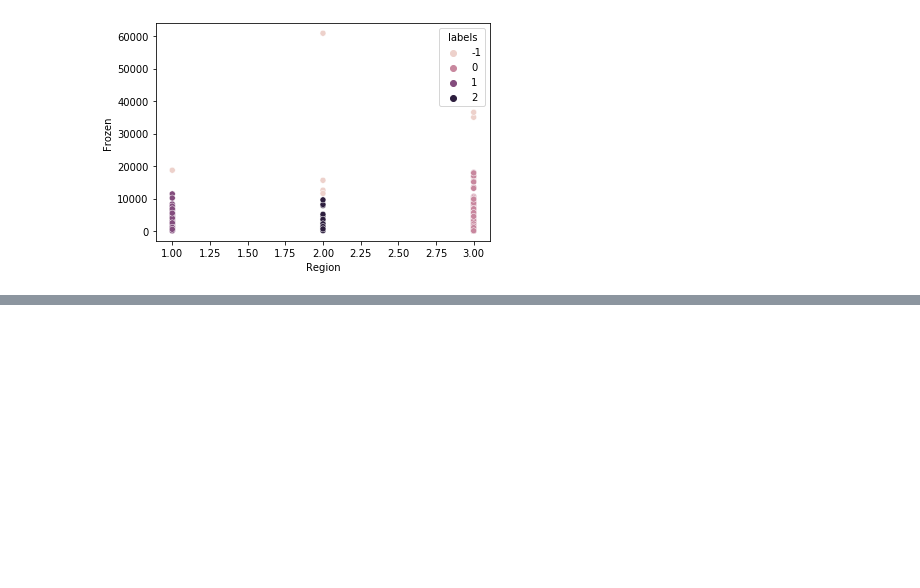
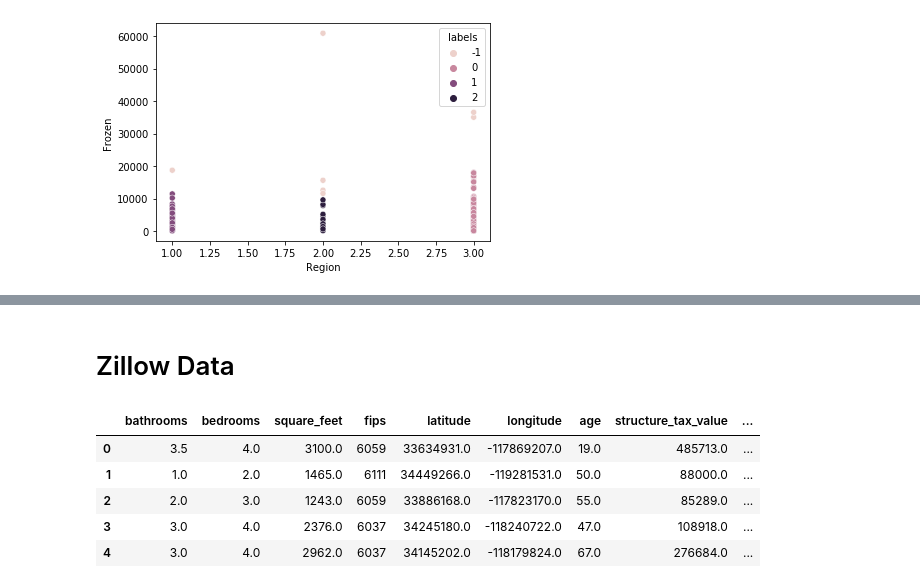
Before and after one commit to GabbyBarajasBroussard/anomaly-detection-exercises, a Jupyter notebook: clustering_anomaly_detection.ipynb, the cells around one changed output, grey strips where cells are left out. Saved outputs shown, nothing was run; the diff lists cells and outputs as text; code cells hidden in the pictures; blank space fills up the shorter version.

```diff
--- a/clustering_anomaly_detection.ipynb
+++ b/clustering_anomaly_detection.ipynb
@@ -149,0 +154,12 @@ plt.show()
+# %% [markdown]
+# Zillow Data
+# %%
+df= wrangle_zillow()
+df.head()
+# %% [output]
+|  | bathrooms | bedrooms | square_feet | fips | latitude | longitude | age | structure_tax_value | ... |
+| 0 | 3.5 | 4.0 | 3100.0 | 6059 | 33634931.0 | -117869207.0 | 19.0 | 485713.0 | ... |
+| 1 | 1.0 | 2.0 | 1465.0 | 6111 | 34449266.0 | -119281531.0 | 50.0 | 88000.0 | ... |
+| 2 | 2.0 | 3.0 | 1243.0 | 6059 | 33886168.0 | -117823170.0 | 55.0 | 85289.0 | ... |
+| 3 | 3.0 | 4.0 | 2376.0 | 6037 | 34245180.0 | -118240722.0 | 47.0 | 108918.0 | ... |
+| 4 | 3.0 | 4.0 | 2962.0 | 6037 | 34145202.0 | -118179824.0 | 67.0 | 276684.0 | ... |
```
Also changed, not shown: parts of 17 cells of this notebook.
